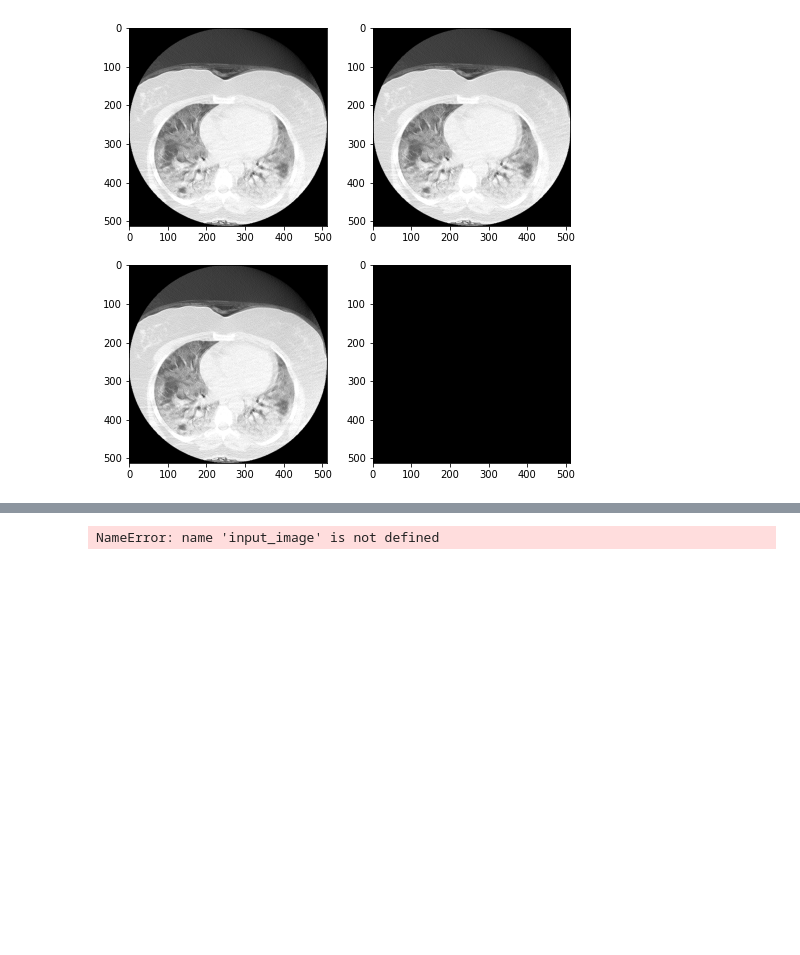
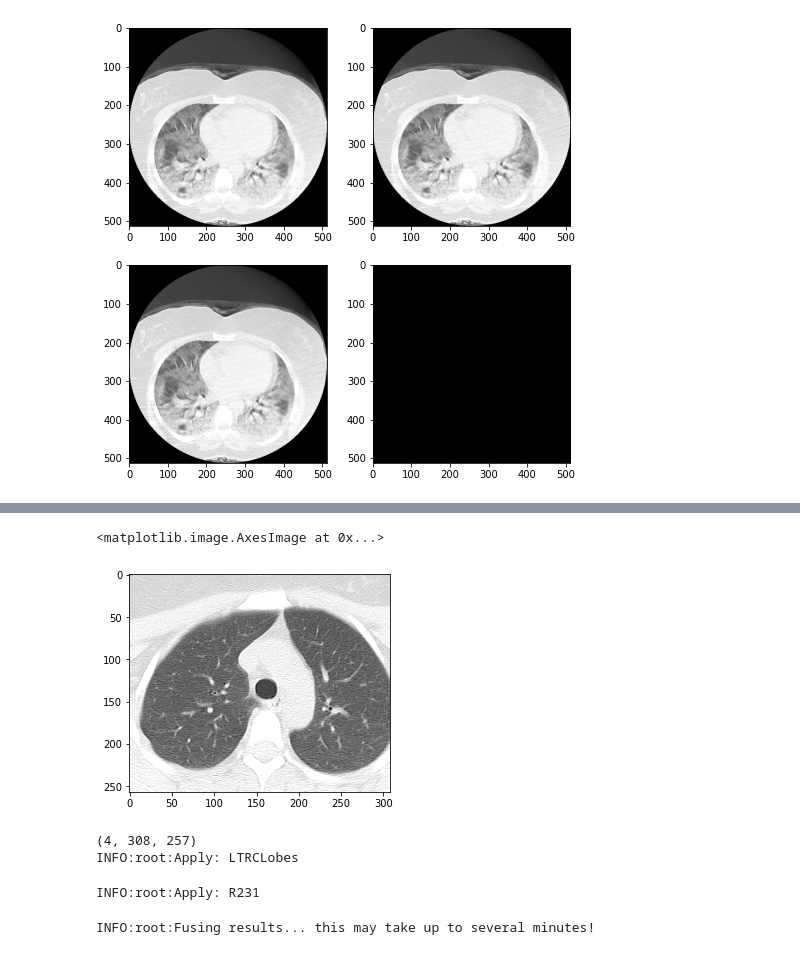
Before and after one commit to padmanabhankrishnamurthy/DeepLearningCompetition, a Jupyter notebook: covid19_starter_code_final.ipynb, the cells around one changed output, grey strips where cells are left out. Drawn from its saved outputs; the diff is of its cells as text; code cells hidden in the pictures; blank space fills up the shorter version.

Commit message:
updated notebook with lung segmentation

```diff
--- a/covid19_starter_code_final.ipynb
+++ b/covid19_starter_code_final.ipynb
@@ -425,11 +450,31 @@ plt.show()
+# %%
+import numpy as np
+import matplotlib.pyplot as plt
+from PIL import Image
+
+input = 'Image_0999.png'
+img = np.array(Image.open(input))
+
+top_crop = int(0.4*img.shape[0])
+side_crop = int(0.2*img.shape[1])
+bottom_crop = int(0.1*img.shape[1])
+
+cropped = img[top_crop:img.shape[0]-bottom_crop, side_crop:img.shape[1]-side_crop, :]
+plt.imshow(cropped)
+# %% [output]
+<matplotlib.image.AxesImage at 0x...>
+[figure, added]
 # %%
 from lungmask import mask
 import SimpleITK as sitk
 
-input = 'data/Train/Image_0888.png'
-img = sitk.ReadImage(input)
-img.GetSize()
+# img = sitk.ReadImage(cropped)
+img = sitk.GetImageFromArray(cropped)
+print(img.GetSize())
 
-segmentation = mask.apply(input_image)
+segmentation = mask.apply_fused(img, noHU=True)
 # %% [output]
-NameError: name 'input_image' is not defined
+(4, 308, 257)
+INFO:root:Apply: LTRCLobes
+INFO:root:Apply: R231
+INFO:root:Fusing results... this may take up to several minutes!
```
Also changed, not shown: parts of 6 cells of this notebook.
